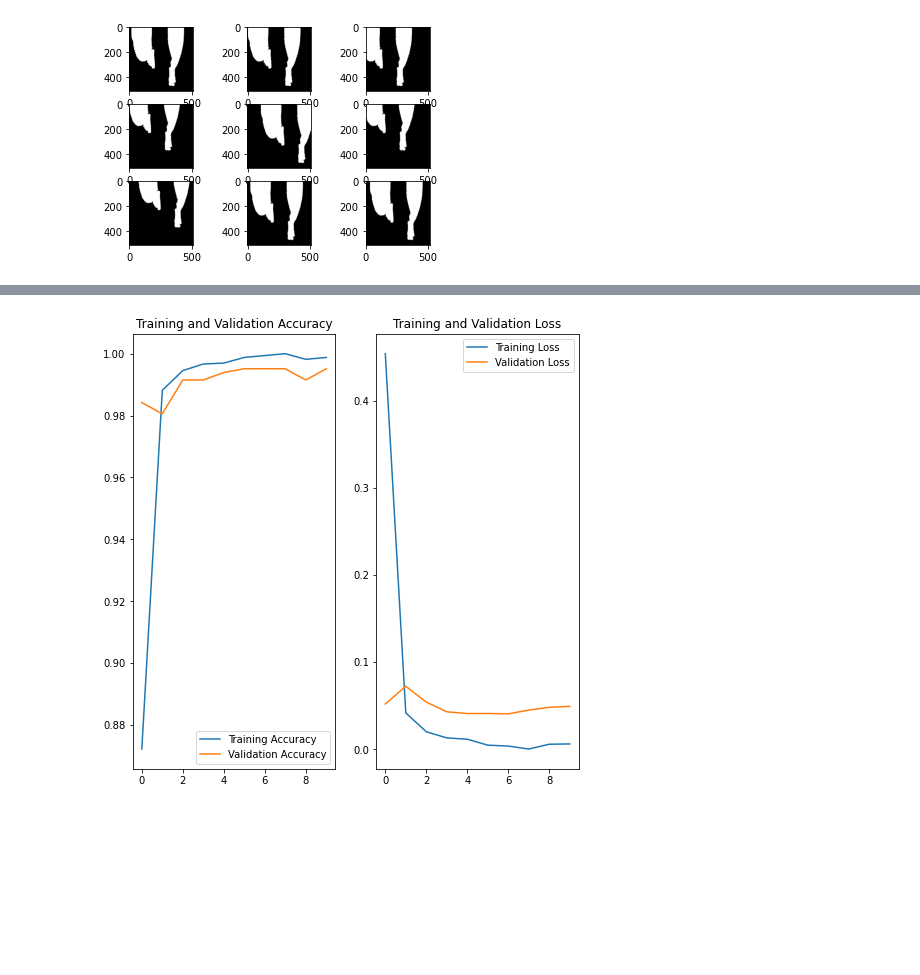
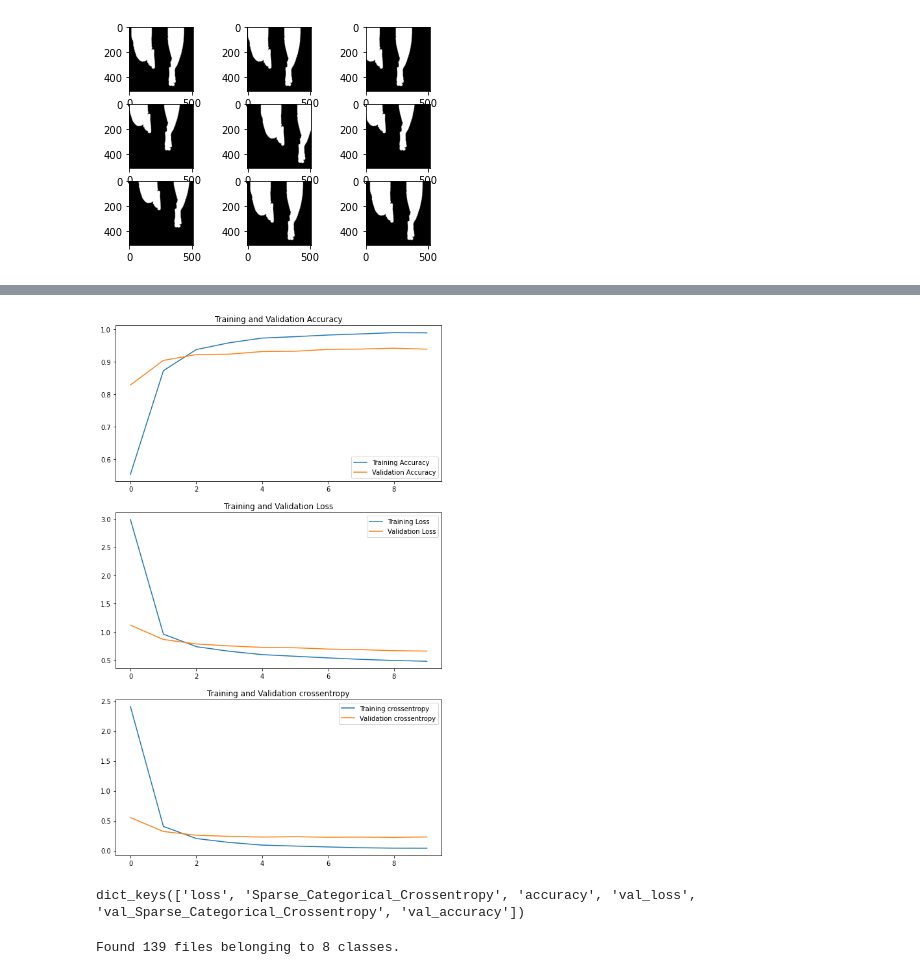
Before and after one commit to CW67/FYP_FGCRCgit, a Jupyter notebook: imageTest.ipynb, the cells around one changed output, grey strips where cells are left out. Drawn from its saved outputs; the diff is of its cells as text; code cells hidden in the pictures; blank space fills up the shorter version.

Commit message:
Added final model

```diff
--- a/imageTest.ipynb
+++ b/imageTest.ipynb
@@ -357,12 +422,14 @@ from tensorflow import keras
 from tensorflow.keras import layers
 from tensorflow.keras.models import Sequential
 # %%
-batch_size = 32
+batch_size = 16
+STEPS_PER_EPOCH = batch_size
 data_dir = 'C:\\Users\\Cheon\\MasterData\\ktraining\\train'
 test_dir = 'C:\\Users\\Cheon\\MasterData\\ktraining\\test'
 train_ds = tf.keras.utils.image_dataset_from_directory(
   data_dir,
   validation_split=0.3,
+  image_size=(64, 64),
   subset="training",
   seed=123,
   batch_size=batch_size)
@@ -370,12 +437,14 @@ train_ds = tf.keras.utils.image_dataset_from_directory(
 val_ds = tf.keras.utils.image_dataset_from_directory(
   data_dir,
   validation_split=0.3,
+  image_size=(64, 64),
   subset="validation",
   seed=123,
   batch_size=batch_size)
 
 test_ds = tf.keras.utils.image_dataset_from_directory(
   test_dir,
+  image_size=(64, 64),
   seed=123,
   batch_size=batch_size)
 # %% [output]
@@ -412,24 +511,28 @@ for image_batch, labels_batch in train_ds:
 # %%
 num_classes = len(class_names)
-img_height = 256
-img_width = 256
+img_height = 64
+img_width = 64
 
 model = Sequential([
-  layers.Rescaling(1./255, input_shape=(img_height, img_width, 3)),
-  layers.Conv2D(16, 3, padding='same', activation='relu'),
+  layers.Conv2D(32, 3, padding='same', activation='relu',kernel_regularizer=regularizers.l2(0.001)),
   layers.MaxPooling2D(),
-  layers.Conv2D(32, 3, padding='same', activation='relu'),
+  layers.Conv2D(64, 3, padding='same', activation='relu',kernel_regularizer=regularizers.l2(0.001)),
   layers.MaxPooling2D(),
-  layers.Conv2D(64, 3, padding='same', activation='relu'),
+  layers.Conv2D(128, 3, padding='same', activation='relu',kernel_regularizer=regularizers.l2(0.001)),
   layers.MaxPooling2D(),
   layers.Flatten(),
-  layers.Dense(128, activation='relu'),
+  layers.Dropout(0.2),
+  layers.Dense(256, activation='relu', kernel_regularizer=regularizers.l2(0.001)),
   layers.Dense(num_classes)
 ])
 # %%
-model.compile(optimizer='adam',
+optimizer = get_optimizer()
+model.compile(optimizer= get_optimizer(),
               loss=tf.keras.losses.SparseCategoricalCrossentropy(from_logits=True),
-              metrics=['accuracy'])
+                metrics=[
+                  tf.keras.losses.SparseCategoricalCrossentropy(
+                      from_logits=True, name='Sparse_Categorical_Crossentropy'),
+                  'accuracy'])
 # %%
 model.summary()
 # %% [output]
@@ -481,26 +568,52 @@ Epoch 10/10
 # %%
 acc = history.history['accuracy']
 val_acc = history.history['val_accuracy']
 
 loss = history.history['loss']
 val_loss = history.history['val_loss']
 
+ce = history.history['Sparse_Categorical_Crossentropy']
+val_ce = history.history['val_Sparse_Categorical_Crossentropy']
+
+
+
 epochs_range = range(epochs)
 
-plt.figure(figsize=(8, 8))
-plt.subplot(1, 2, 1)
+plt.figure(figsize=(9, 15))
+plt.subplot(3, 1, 1)
 plt.plot(epochs_range, acc, label='Training Accuracy')
 plt.plot(epochs_range, val_acc, label='Validation Accuracy')
 plt.legend(loc='lower right')
 plt.title('Training and Validation Accuracy')
 
-plt.subplot(1, 2, 2)
+plt.subplot(3, 1, 2)
 plt.plot(epochs_range, loss, label='Training Loss')
 plt.plot(epochs_range, val_loss, label='Validation Loss')
 plt.legend(loc='upper right')
 plt.title('Training and Validation Loss')
+
+plt.subplot(3, 1, 3)
+plt.plot(epochs_range, ce, label='Training crossentropy')
+plt.plot(epochs_range, val_ce, label='Validation crossentropy')
+plt.legend(loc='upper right')
+plt.title('Training and Validation crossentropy')
 plt.show()
 # %% [output]
-[figure, old version]
+[figure, new version]
+# %%
+print(history.history.keys())
+# %% [output]
+dict_keys(['loss', 'Sparse_Categorical_Crossentropy', 'accuracy', 'val_loss', 'val_Sparse_Categorical_Crossentropy', 'val_accuracy'])
+# %%
+batch_size = 32
+STEPS_PER_EPOCH = batch_size
+data_dir = 'C:\\Users\\Cheon\\MasterData\\newTestSet'
+nts_ds = tf.keras.utils.image_dataset_from_directory(
+  data_dir,
+  image_size=(64, 64),
+  seed=123,
+  batch_size=batch_size)
+# %% [output]
+Found 139 files belonging to 8 classes.
 # %%
 print("Evaluate on test data")
```
Also changed, not shown: parts of 33 cells of this notebook.
